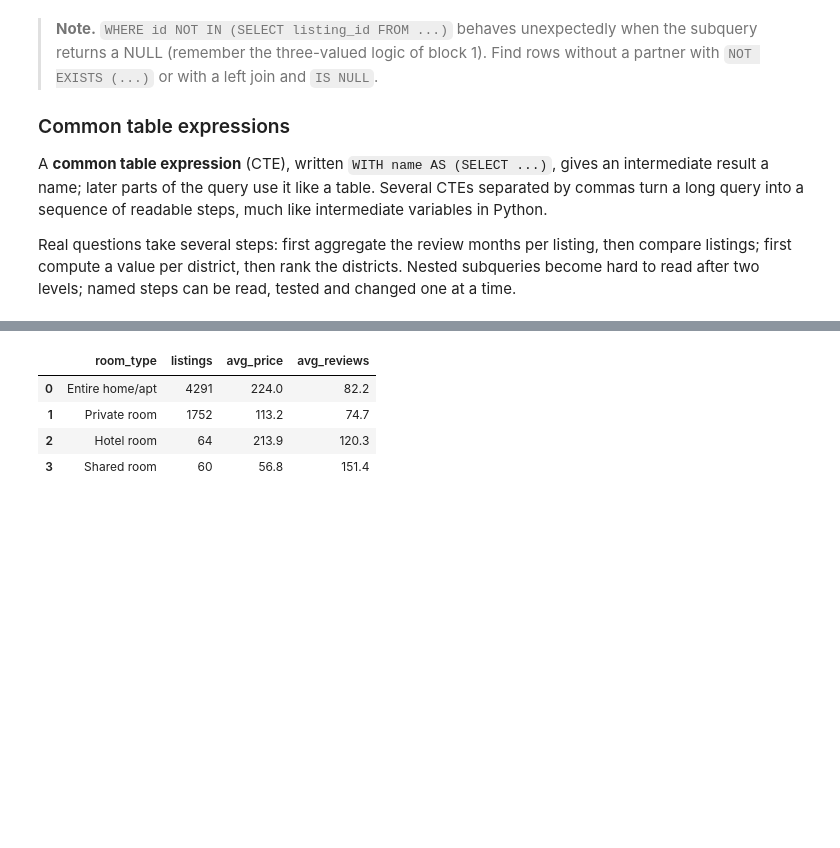
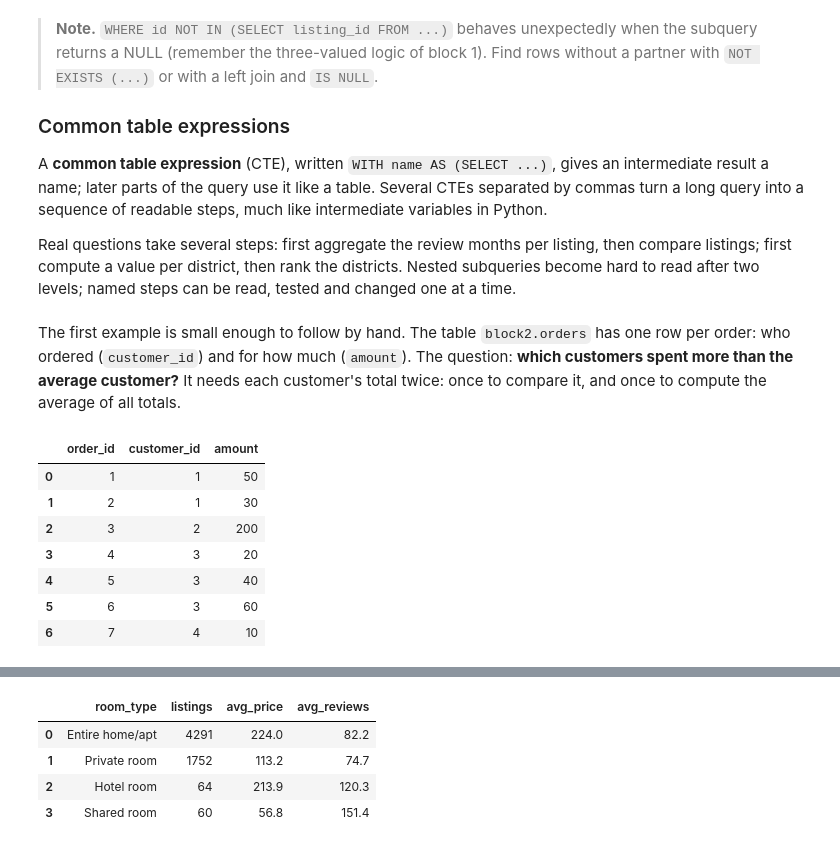
Before and after one commit to khoadaniel/statistical-programming-mpmd-htw-ws-2026, a Jupyter notebook: sessions/03-sql/workbooks/02-lecture-aggregation-joins-and-sql-from-python.ipynb, the cells around one changed output, grey strips where cells are left out. Drawn from its saved outputs; the diff is of its cells as text; code cells hidden in the pictures; blank space fills up the shorter version.

```diff
--- a/sessions/03-sql/workbooks/02-lecture-aggregation-joins-and-sql-from-python.ipynb
+++ b/sessions/03-sql/workbooks/02-lecture-aggregation-joins-and-sql-from-python.ipynb
@@ -571,3 +571,21 @@ SELECT
 A **common table expression** (CTE), written `WITH name AS (SELECT ...)`, gives an intermediate result a name; later parts of the query use it like a table. Several CTEs separated by commas turn a long query into a sequence of readable steps, much like intermediate variables in Python.
 
 Real questions take several steps: first aggregate the review months per listing, then compare listings; first compute a value per district, then rank the districts. Nested subqueries become hard to read after two levels; named steps can be read, tested and changed one at a time.
+# %% [markdown]
+The first example is small enough to follow by hand. The table `block2.orders` has one row per order: who ordered (`customer_id`) and for how much (`amount`). The question: **which customers spent more than the average customer?** It needs each customer's total twice: once to compare it, and once to compute the average of all totals.
+# %%
+con.execute("""
+DROP TABLE IF EXISTS block2.orders;
+CREATE TABLE block2.orders (order_id INTEGER PRIMARY KEY, customer_id INTEGER NOT NULL, amount INTEGER NOT NULL);
+INSERT INTO block2.orders VALUES (1, 1, 50), (2, 1, 30), (3, 2, 200), (4, 3, 20), (5, 3, 40), (6, 3, 60), (7, 4, 10);
+""")
+q("SELECT * FROM block2.orders ORDER BY customer_id, order_id")
+# %% [output]
+|  | order_id | customer_id | amount |
+| 0 | 1 | 1 | 50 |
+| 1 | 2 | 1 | 30 |
+| 2 | 3 | 2 | 200 |
+| 3 | 4 | 3 | 20 |
+| 4 | 5 | 3 | 40 |
+| 5 | 6 | 3 | 60 |
+| 6 | 7 | 4 | 10 |
```
Also changed, not shown: parts of 6 cells of this notebook, 1 other file.
